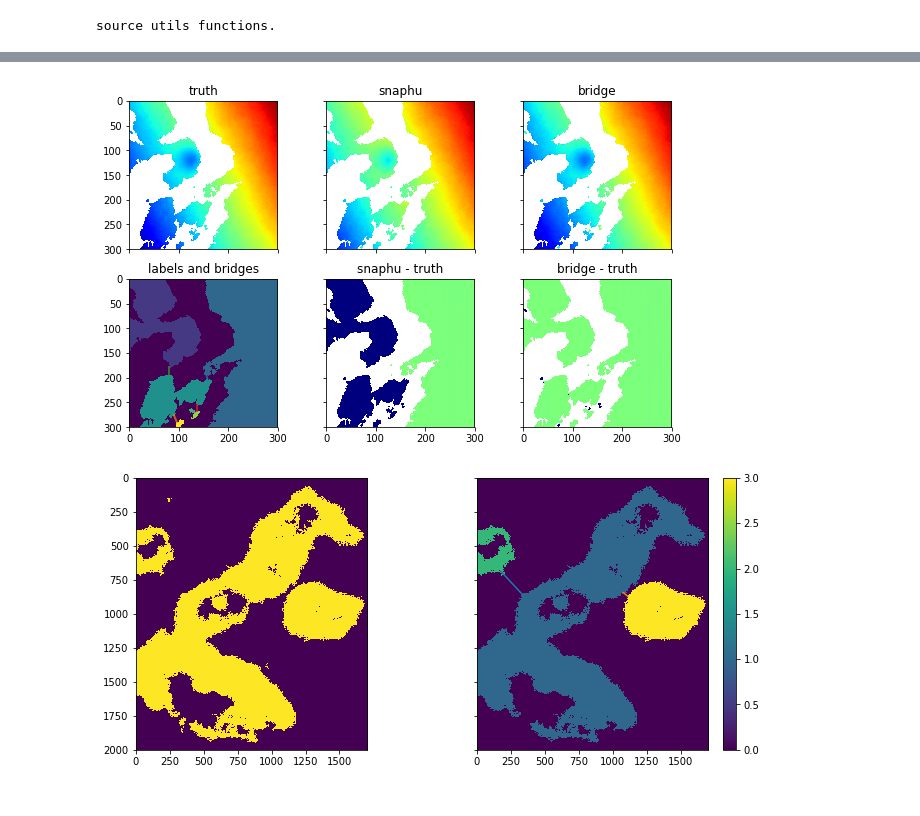
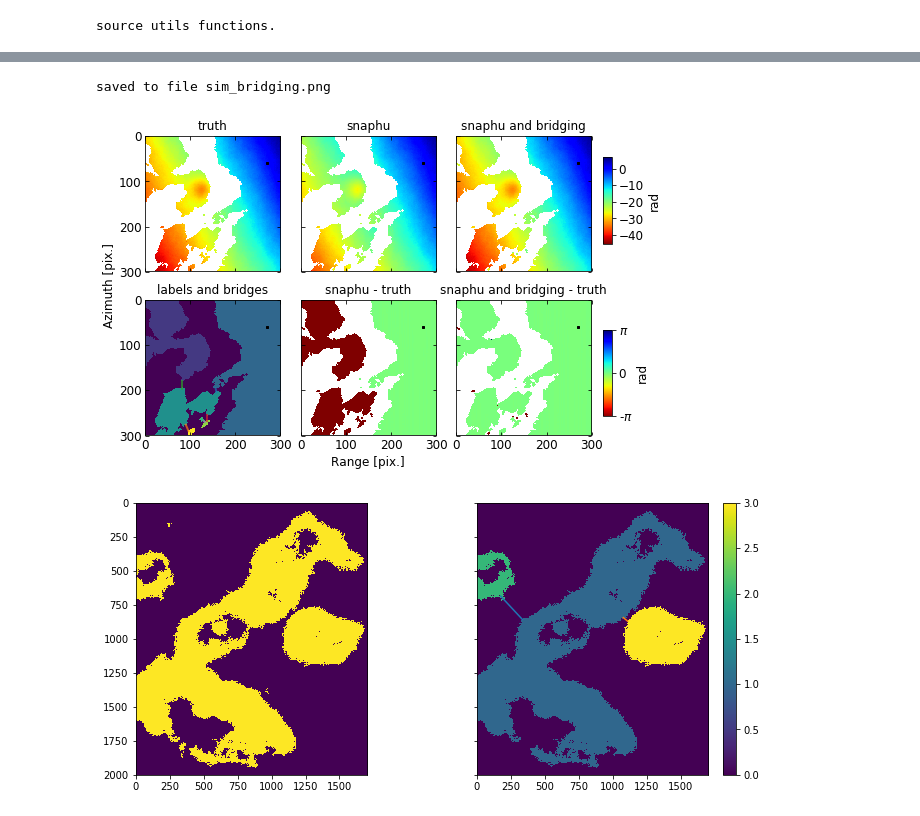
Before and after one commit to geodesymiami/Yunjun_et_al-2019-MintPy, a Jupyter notebook: Fig_02_sim_bridging.ipynb, the cells around one changed output, grey strips where cells are left out. Cells and saved outputs as stored; diff of their text form; code cells hidden in the pictures.

Commit message:
update bridging and finalize tempCoh_limit

```diff
--- a/Fig_02_sim_bridging.ipynb
+++ b/Fig_02_sim_bridging.ipynb
@@ -18,7 +18,7 @@ from matplotlib import pyplot as plt
 from skimage import measure, segmentation as seg, morphology as morph
 from pysar.simulation.plot import *
 from pysar.simulation import simulation as sim, fractal
-from pysar.objects import timeseries, ifgramStack, sensor, giantTimeseries
+from pysar.objects import timeseries, ifgramStack, sensor, giantTimeseries, connectComponent
 from pysar.utils import readfile, ptime, plot as pp, writefile, utils as ut, network as pnet
 
 work_dir = os.path.expanduser('~/development/python/2018_ComputGeosci_PySAR/sim_bridging')
@@ -53,6 +53,7 @@ sim_int_file = os.path.join(work_dir, 'sim.int')
 sim_cor_file = os.path.join(work_dir, 'sim.cor')
 sim_unw_file = os.path.join(work_dir, 'sim.unw')
 snf_unw_file = os.path.join(work_dir, 'snf.unw')
+bdg_unw_file = os.path.join(work_dir, 'bdg_snf.unw')
 cc_file = snf_unw_file+'.conncomp'
 # %% [output]
 Go to directory: /Users/yunjunz/development/python/2018_ComputGeosci_PySAR/sim_bridging
@@ -222,19 +207,58 @@ write to file /Users/yunjunz/development/python/2018_ComputGeosci_PySAR/sim_brid
-# %%
-# prep conn_comp
-cc = connectComponent(conncomp=cc_file, metadata=atr)
-cc.label(min_area=50, erosion_size=1)
-cc.find_mst_bridge()
-
-# run unwrap_conn_comp
-snf_unw = readfile.read(snf_unw_file)[0]
-bdg_unw = cc.unwrap_conn_comp(snf_unw, atr, ramp_type='linear', print_msg=False)
-bdg_unw_file = 'bdg_snf.unw'
-writefile.write(bdg_unw, bdg_unw_file, atr)
-
-# plot
-plot_bridge_vs_snaphu(sim_unw_file, snf_unw_file, bdg_unw_file)
-# %% [output]
-[figure, removed]
+# %%
+## plot bridging vs SNAPHU
+
+# read data
+cc = connectComponent(conncomp=cc_file, metadata=atr)
+cc.label(min_area=50, erosion_size=1)
+cc.find_mst_bridge()
+
+sim_unw = readfile.read(sim_unw_file)[0]; sim_unw -= sim_unw[ref_y, ref_x]; sim_unw[cc.conncomp==0] = np.nan
+snf_unw = readfile.read(snf_unw_file)[0]; snf_unw -= snf_unw[ref_y, ref_x]; snf_unw[cc.conncomp==0] = np.nan
+bdg_unw = readfile.read(bdg_unw_file)[0]; bdg_unw -= bdg_unw[ref_y, ref_x]; bdg_unw[cc.conncomp==0] = np.nan
+
+# plot
+fig, axs = plt.subplots(nrows=2, ncols=3, figsize=[8, 6], sharex=True, sharey=True)
+vmin, vmax = np.nanmin(sim_unw), np.nanmax(sim_unw)
+im1 = axs[0,0].imshow(sim_unw, cmap='jet_r', vmin=vmin, vmax=vmax); axs[0,0].set_title('truth')
+im1 = axs[0,1].imshow(snf_unw, cmap='jet_r', vmin=vmin, vmax=vmax); axs[0,1].set_title('snaphu')
+im1 = axs[0,2].imshow(bdg_unw, cmap='jet_r', vmin=vmin, vmax=vmax); axs[0,2].set_title('snaphu and bridging')
+
+axs[1,0].imshow(cc.labelImg); axs[1,0].set_title('labels and bridges')
+for bridge in cc.bridges:
+    axs[1,0].plot([bridge['x0'], bridge['x1']], [bridge['y0'], bridge['y1']], '-', lw=2, alpha=0.7)
+
+vlim = 1.*np.pi
+im2 = axs[1,1].imshow(sim_unw-snf_unw, cmap='jet_r', vmin=-vlim, vmax=vlim); axs[1,1].set_title('snaphu - truth')
+im2 = axs[1,2].imshow(sim_unw-bdg_unw, cmap='jet_r', vmin=-vlim, vmax=vlim); axs[1,2].set_title('snaphu and bridging - truth')
+fig.subplots_adjust(hspace=0.01, wspace=0.15)
+
+# axis format
+for ax in axs.flatten():
+    ax.plot(ref_x, ref_y, 'ks', ms=2)
+    ax.tick_params(which='both', direction='in', labelsize=font_size, bottom=True, top=True, left=True, right=True)
+axs[1,1].set_xlabel('Range [pix.]'  , fontsize=font_size)
+pp.set_shared_ylabel(axs.flatten(), 'Azimuth [pix.]', font_size=font_size, labelpad=-0.075)
+
+# colorbar
+cax1 = fig.add_axes([0.92, 0.6, 0.015, 0.2])
+cbar1 = plt.colorbar(im1, cax=cax1)
+cbar1.ax.tick_params(labelsize=font_size)
+cbar1.set_label('rad', fontsize=font_size)
+
+cax2 = fig.add_axes([0.92, 0.2, 0.015, 0.2])
+cbar2 = plt.colorbar(im2, cax=cax2, ticks=[-np.pi, 0, np.pi])
+cbar2.ax.set_yticklabels([r'-$\pi$', '0', r'$\pi$'])
+cbar2.ax.tick_params(labelsize=font_size)
+cbar2.set_label('rad', fontsize=font_size)
+
+# save
+out_file = 'sim_bridging.png'
+plt.savefig(out_file, bbox_inches='tight', transparent=True, dpi=fig_dpi)
+print('saved to file', out_file)
+plt.show()
+# %% [output]
+saved to file sim_bridging.png
+[figure, added]
 # %%
 start_time = time.time()
 # *.unw.conncomp --> label_mask
```
Also changed, not shown: parts of 2 cells of this notebook, 4 other files.
